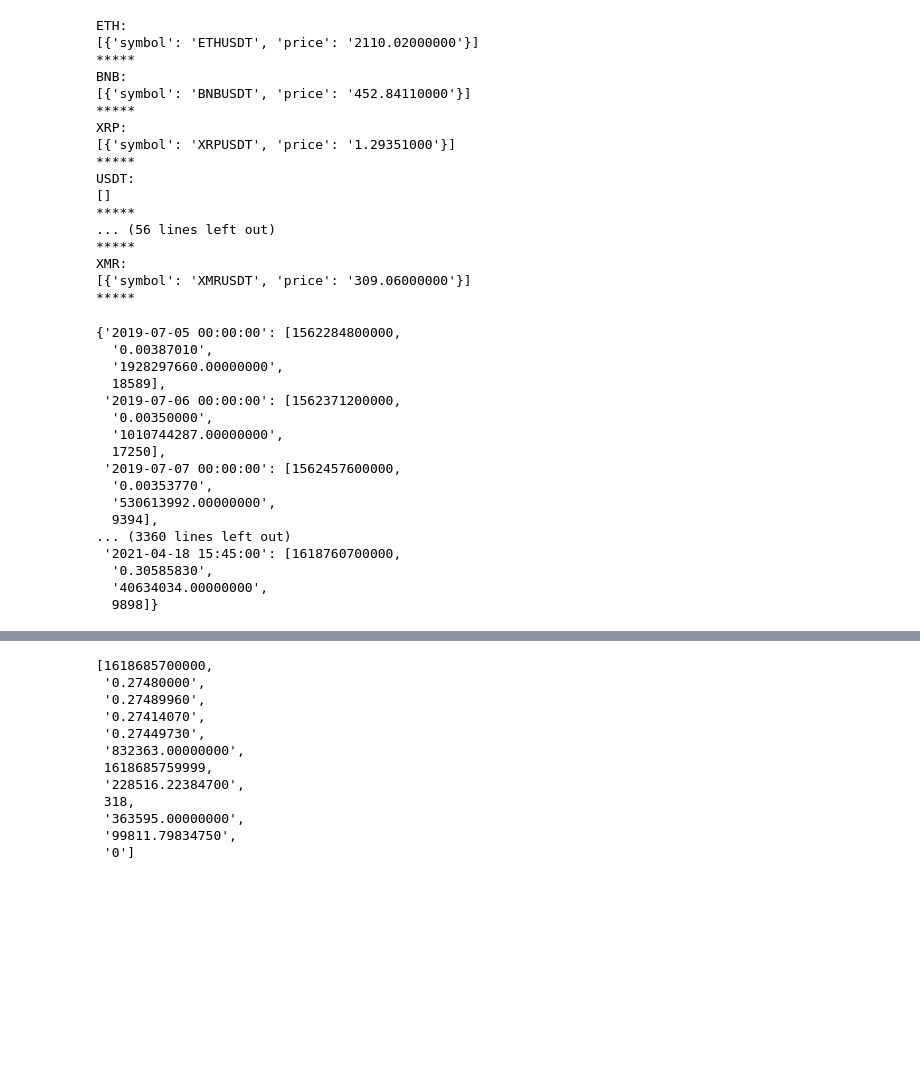
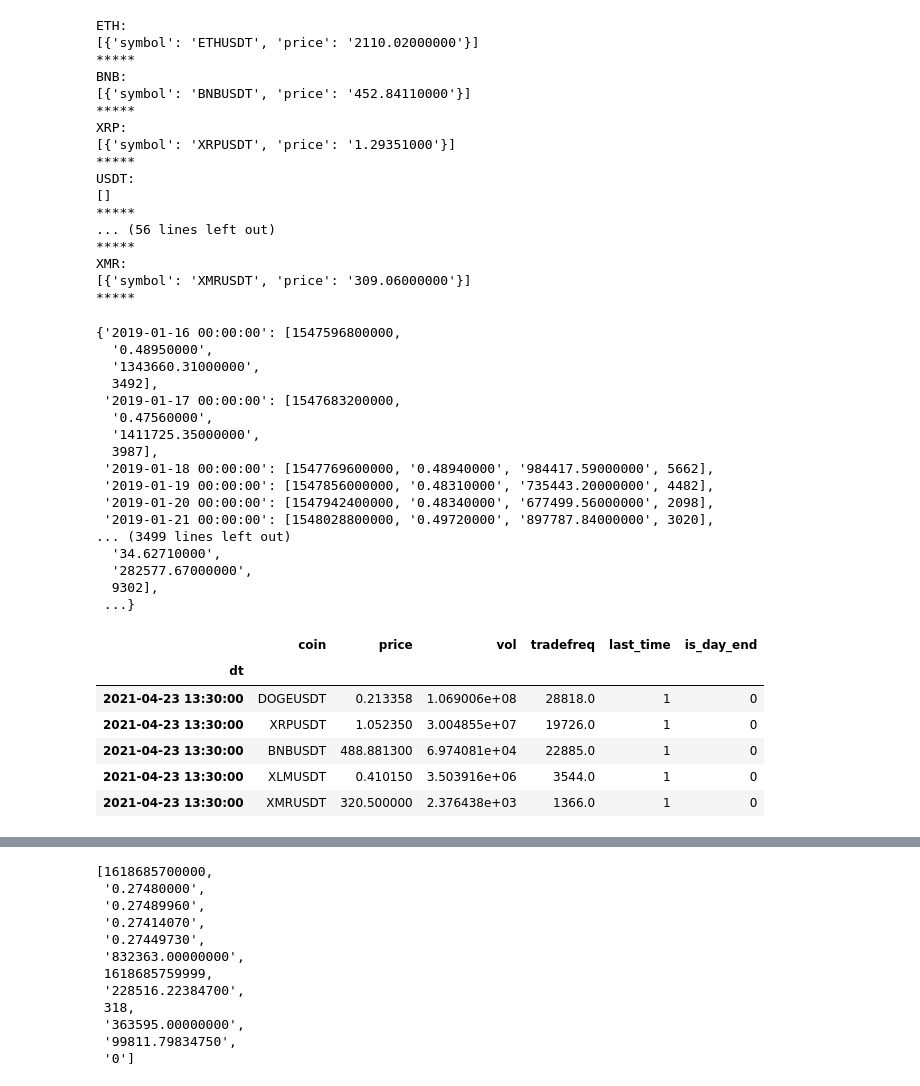
Before and after one commit to aalici/SmartCryptoSearchInTrends, a Jupyter notebook: binance_first.ipynb, the cells around one changed output, grey strips where cells are left out. Saved outputs shown, nothing was run; the diff lists cells and outputs as text; code cells hidden in the pictures; blank space fills up the shorter version.

Commit message:
last_changes

```diff
--- a/binance_first.ipynb
+++ b/binance_first.ipynb
@@ -172,12 +148,20 @@ def f_initial_load(coinlist):
             dict_coin.update({dt:[x[0], x[4], x[5], x[8]]}) #date, price, volume, numoftrades
         dict_all.update({coin:dict_coin})
 
+    pickle_out = open("dict_all.pkl","wb")
+    pickle.dump(dict_all, pickle_out)
+    pickle_out.close()
+
     return dict_all
 # %%
 dict_all_coins = f_initial_load(coin_list)
 # %%
 # fetch 1 minute klines for the last day up until now
 def f_update_coins(coinlist, dict_all):
+
+    if dict_all is None:
+        dict_all = open("dict_all.pkl","rb")
+        example_dict = pickle.load(pickle_in)
 
     for coin in list(dict_all_coins.keys()):
         dict_coin = {}
@@ -200,22 +184,56 @@ def f_update_coins(coinlist, dict_all):
 # %%
 dict_all_coins = f_update_coins(coin_list, dict_all_coins)
 # %%
-dict_all_coins.get("DOGEUSDT")
+dict_all_coins.get("LINKUSDT")
 # %% [output]
-{'2019-07-05 00:00:00': [1562284800000,
-  '0.00387010',
-  '1928297660.00000000',
-  18589],
- '2019-07-06 00:00:00': [1562371200000,
-  '0.00350000',
-  '1010744287.00000000',
-  17250],
- '2019-07-07 00:00:00': [1562457600000,
-  '0.00353770',
-  '530613992.00000000',
-  9394],
-... (3360 lines left out)
- '2021-04-18 15:45:00': [1618760700000,
-  '0.30585830',
-  '40634034.00000000',
-  9898]}
+{'2019-01-16 00:00:00': [1547596800000,
+  '0.48950000',
+  '1343660.31000000',
+  3492],
+ '2019-01-17 00:00:00': [1547683200000,
+  '0.47560000',
+  '1411725.35000000',
+  3987],
+ '2019-01-18 00:00:00': [1547769600000, '0.48940000', '984417.59000000', 5662],
+ '2019-01-19 00:00:00': [1547856000000, '0.48310000', '735443.20000000', 4482],
+ '2019-01-20 00:00:00': [1547942400000, '0.48340000', '677499.56000000', 2098],
+ '2019-01-21 00:00:00': [1548028800000, '0.49720000', '897787.84000000', 3020],
+... (3499 lines left out)
+  '34.62710000',
+  '282577.67000000',
+  9302],
+ ...}
+# %%
+df_all_coins = pd.DataFrame(columns= ["coin", "dt", "price", "vol", "tradefreq"])
+for coin in dict_all_coins.keys():
+    dict_coin = dict_all_coins.get(coin)
+    listx = []
+    for dt in dict_coin.keys():
+        listx.append([coin, dt, dict_coin.get(dt)[1], dict_coin.get(dt)[2], dict_coin.get(dt)[3]])
+    df_all_coins = df_all_coins.append(pd.DataFrame(data = listx,
+                                     columns= ["coin", "dt", "price", "vol", "tradefreq"]
+                                    )
+                       )
+df_all_coins.dt = df_all_coins.dt.apply(lambda x: datetime.strptime(str(x), '%Y-%m-%d %H:%M:%S')  )
+
+df_all_coins['last_time'] = 0
+for coin in df_all_coins.coin.unique():
+    max_dt = np.max(df_all_coins.loc[df_all_coins.coin == coin, 'dt'])
+    df_all_coins.loc[(df_all_coins.coin == coin) & (df_all_coins.dt == max_dt ) , 'last_time'] = 1
+
+df_all_coins.set_index("dt", drop=True, inplace = True )
+df_all_coins.sort_index(inplace=True)
+df_all_coins["is_day_end"] = 0
+df_all_coins.loc[[True if x.strftime("%H:%M:%S") == '00:00:00' else False for x in list(df_all_coins.index)], "is_day_end"] = 1
+df_all_coins.price = df_all_coins.price.astype(float)
+df_all_coins.tradefreq= df_all_coins.tradefreq.astype(float)
+df_all_coins.vol= df_all_coins.vol.astype(float)
+df_all_coins.tail()
+# %% [output]
+|  | coin | price | vol | tradefreq | last_time | is_day_end |
+| dt |  |  |  |  |  |  |
+| 2021-04-23 13:30:00 | DOGEUSDT | 0.213358 | 1.069006e+08 | 28818.0 | 1 | 0 |
+| 2021-04-23 13:30:00 | XRPUSDT | 1.052350 | 3.004855e+07 | 19726.0 | 1 | 0 |
+| 2021-04-23 13:30:00 | BNBUSDT | 488.881300 | 6.974081e+04 | 22885.0 | 1 | 0 |
+| 2021-04-23 13:30:00 | XLMUSDT | 0.410150 | 3.503916e+06 | 3544.0 | 1 | 0 |
+| 2021-04-23 13:30:00 | XMRUSDT | 320.500000 | 2.376438e+03 | 1366.0 | 1 | 0 |
```
Also changed, not shown: parts of 12 cells of this notebook, 1 other file.
